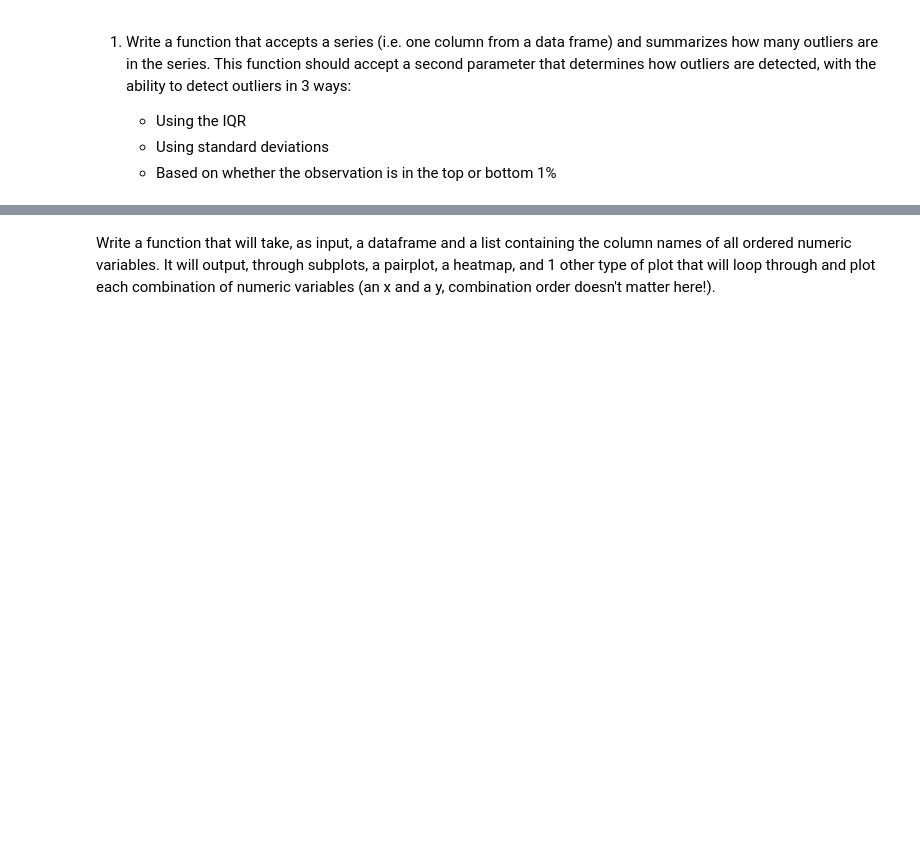
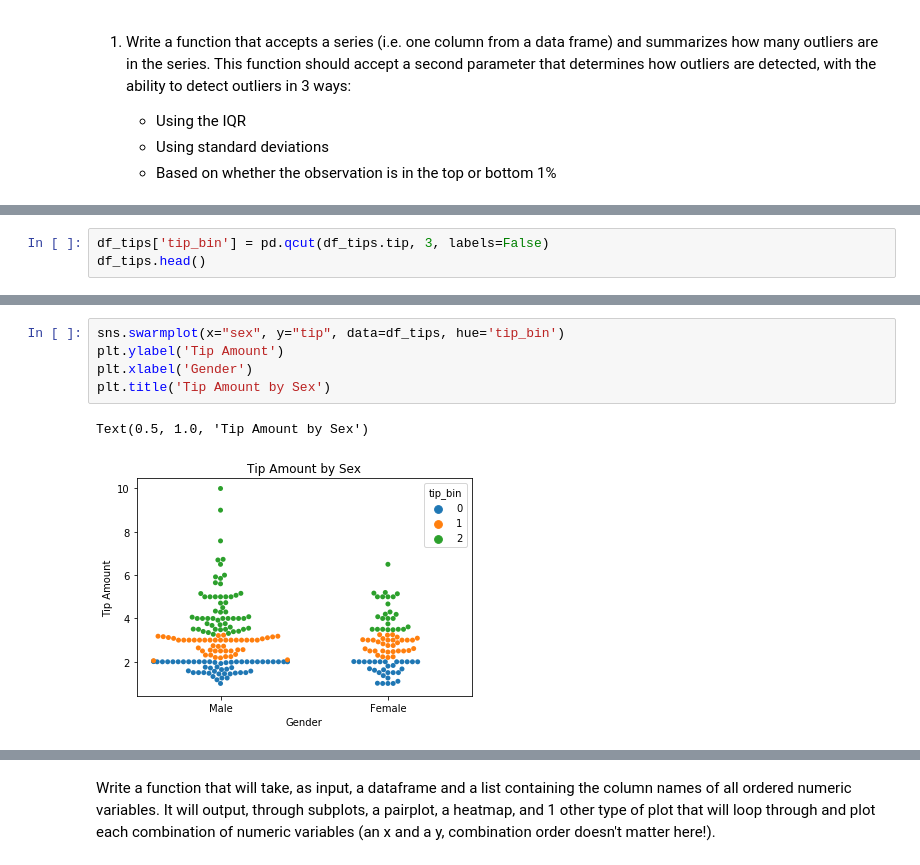
Before and after one commit to escalante-eric/ds-methodologies-exercises, a Jupyter notebook: Clustering/explore_zillow.ipynb, the cells around one changed output, grey strips where cells are left out. Drawn from its saved outputs; the diff is of its cells as text; blank space fills up the shorter version.

```diff
--- a/Clustering/explore_zillow.ipynb
+++ b/Clustering/explore_zillow.ipynb
@@ -98,0 +236,3 @@ def summarize_outliers():
+# %%
+df_tips['tip_bin'] = pd.qcut(df_tips.tip, 3, labels=False)
+df_tips.head()
@@ -98,0 +246,8 @@ def summarize_outliers():
+# %%
+sns.swarmplot(x="sex", y="tip", data=df_tips, hue='tip_bin')
+plt.ylabel('Tip Amount')
+plt.xlabel('Gender')
+plt.title('Tip Amount by Sex')
+# %% [output]
+Text(0.5, 1.0, 'Tip Amount by Sex')
+[figure, added]
```
Also changed, not shown: parts of 79 cells of this notebook, 1 other file.
